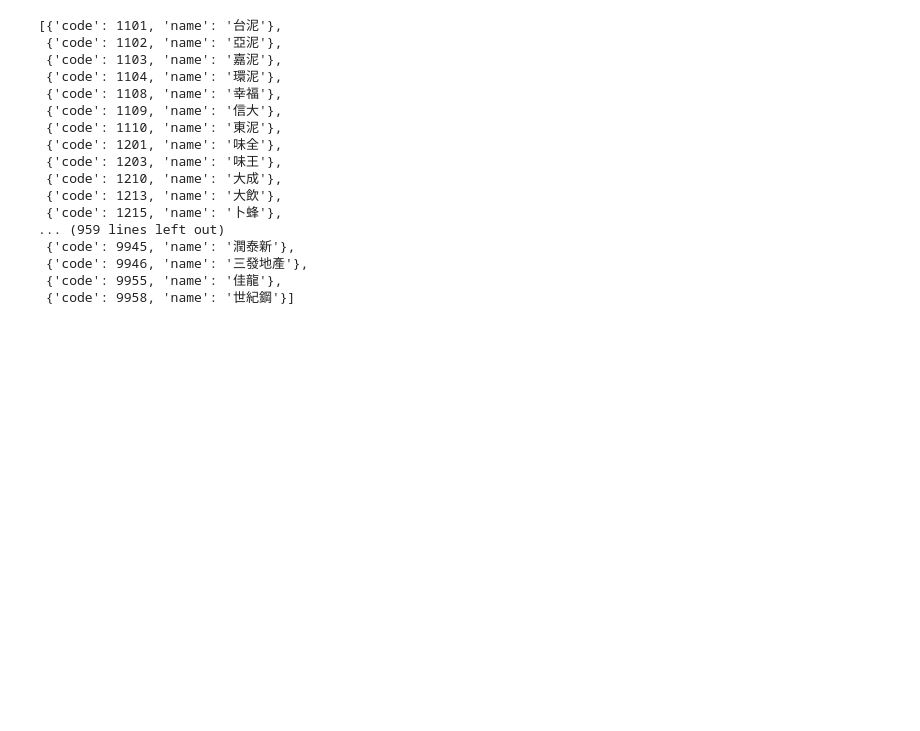
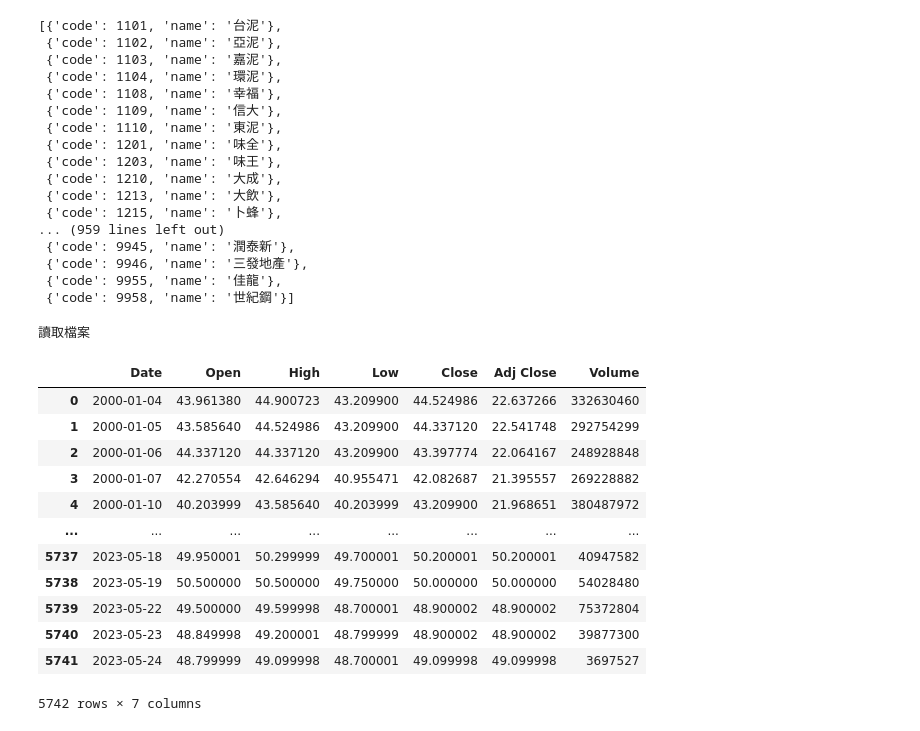
Before and after one commit to kl30822python/pythonFlask, a Jupyter notebook: 2023_05_11/test.ipynb, the cells around one changed output. Drawn from its saved outputs; the diff is of its cells as text; code cells hidden in the pictures; blank space fills up the shorter version.

```diff
--- a/2023_05_11/test.ipynb
+++ b/2023_05_11/test.ipynb
@@ -123,0 +122,32 @@ get_stockid()
+# %%
+# 2023.05.24.
+import os
+from datetime import datetime
+import pandas as pd
+current = os.path.abspath("./")
+current_date = datetime.now()
+stockid = "2303.TW"
+filename = f"{stockid}_{current_date.year}_{current_date.month}_{current_date.day}.csv"
+file_path = os.path.join(current,'data',filename)
+if not os.path.exists(file_path):
+    print("建立檔案")
+else:
+    print("讀取檔案")
+
+stock_dataFrame = pd.read_csv(file_path)
+stock_dataFrame
+# %% [output]
+讀取檔案
+|  | Date | Open | High | Low | Close | Adj Close | Volume |
+| 0 | 2000-01-04 | 43.961380 | 44.900723 | 43.209900 | 44.524986 | 22.637266 | 332630460 |
+| 1 | 2000-01-05 | 43.585640 | 44.524986 | 43.209900 | 44.337120 | 22.541748 | 292754299 |
+| 2 | 2000-01-06 | 44.337120 | 44.337120 | 43.209900 | 43.397774 | 22.064167 | 248928848 |
+| 3 | 2000-01-07 | 42.270554 | 42.646294 | 40.955471 | 42.082687 | 21.395557 | 269228882 |
+| 4 | 2000-01-10 | 40.203999 | 43.585640 | 40.203999 | 43.209900 | 21.968651 | 380487972 |
+| ... | ... | ... | ... | ... | ... | ... | ... |
+| 5737 | 2023-05-18 | 49.950001 | 50.299999 | 49.700001 | 50.200001 | 50.200001 | 40947582 |
+| 5738 | 2023-05-19 | 50.500000 | 50.500000 | 49.750000 | 50.000000 | 50.000000 | 54028480 |
+| 5739 | 2023-05-22 | 49.500000 | 49.599998 | 48.700001 | 48.900002 | 48.900002 | 75372804 |
+| 5740 | 2023-05-23 | 48.849998 | 49.200001 | 48.799999 | 48.900002 | 48.900002 | 39877300 |
+| 5741 | 2023-05-24 | 48.799999 | 49.099998 | 48.700001 | 49.099998 | 49.099998 | 3697527 |
+5742 rows × 7 columns
```
Also changed, not shown: parts of 1 cell of this notebook, 2 other files.
